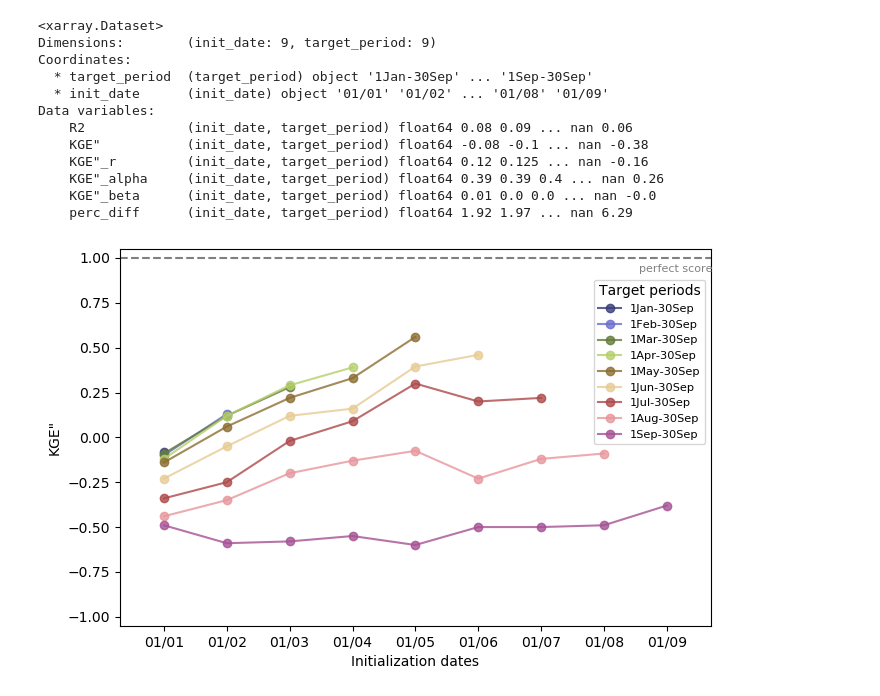
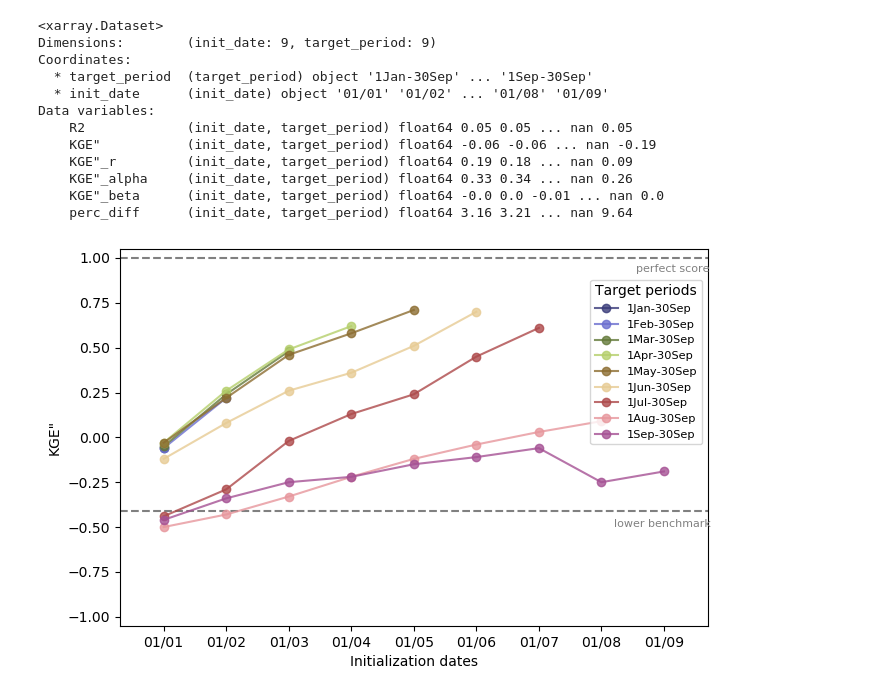
Before and after one commit to Laurin-98/FROSTBYTE_PREVAH, a Jupyter notebook: notebooks/Evaluations.ipynb, the cells around one changed output. Saved outputs shown, nothing was run; the diff lists cells and outputs as text; code cells hidden in the pictures.

```diff
--- a/notebooks/Evaluations.ipynb
+++ b/notebooks/Evaluations.ipynb
@@ -156,9 +8,10 @@ fig.savefig('../CH_data/evaluation_20241129/KGE_nival_no_regulation_median.png',
 # %%
+#alle 131 nival (auch glaciated)
 import matplotlib.pyplot as plt
 import numpy as np
 import os
 import xarray as xr
-nival_path = "../CH_data/CH_camels_output_data/nival"
+nival_path = "../PREVAH/output_data/det_nival_tot"
 
 # List of all .nc files in the directory
 nc_files = [os.path.join(nival_path, f) for f in os.listdir(nival_path) if f.endswith('.nc')]
@@ -196,8 +49,8 @@ for t in target_periods:
 # Add elements to the plot
 plt.ylim(-1.05, 1.05)
 plt.xlim(-.7, len(init_dates) - .3)
-#plt.plot([-.7, len(init_dates) - .3], [-.41, -.41], color='grey', ls='--', zorder=1)
-#plt.annotate('lower benchmark', (len(init_dates) - 1.8, -.5), color='grey', fontsize=8)
+plt.plot([-.7, len(init_dates) - .3], [-.41, -.41], color='grey', ls='--', zorder=1)
+plt.annotate('lower benchmark', (len(init_dates) - 1.8, -.5), color='grey', fontsize=8)
 plt.plot([-.7, len(init_dates) - .3], [1, 1], color='grey', ls='--', zorder=1)
 plt.annotate('perfect score', (len(init_dates) - 1.45, .92), color='grey', fontsize=8)
 plt.xticks(np.arange(0, len(init_dates)), init_dates)
@@ -228,10 +81,10 @@ fig.savefig('../CH_data/evaluation_20241129/KGE_nival_median.png', dpi=300)
 import os
 import xarray as xr
 import matplotlib.pyplot as plt
-n_l_and_n_reg_path = "../CH_data/CH_camels_output_data/nival_lim_reg"
+det_nival_only = "../PREVAH/output_data/det_nival_only"
 
 # List of all .nc files in the directory
-nc_files = [os.path.join(n_l_and_n_reg_path, f) for f in os.listdir(n_l_and_n_reg_path) if f.endswith('.nc')]
+nc_files = [os.path.join(det_nival_only, f) for f in os.listdir(det_nival_only) if f.endswith('.nc')]
 
 # Load each .nc file as an xarray Dataset and compute the median of each variable
 datasets = [xr.open_dataset(f) for f in nc_files]
@@ -256,40 +109,40 @@ init_dates = median_ds.init_date.values
 # Loop over the target periods to plot
 for t in target_periods:
     elem += 1
     rgba = cmap((1 * elem) / len(target_periods))
     rgbas.append(rgba)
 
     # Select and plot the KGE" median data for each target period
     toplot = KGE_median.sel(target_period=t)
     plt.plot(np.arange(len(toplot.init_date)), toplot.values, marker='o', color=rgba, alpha=.8, label=t)
 
 # Add elements to the plot
 plt.ylim(-1.05, 1.05)
 plt.xlim(-.7, len(init_dates) - .3)
-#plt.plot([-.7, len(init_dates) - .3], [-.41, -.41], color='grey', ls='--', zorder=1)
-#plt.annotate('lower benchmark', (len(init_dates) - 1.8, -.5), color='grey', fontsize=8)
+plt.plot([-.7, len(init_dates) - .3], [-.41, -.41], color='grey', ls='--', zorder=1)
+plt.annotate('lower benchmark', (len(init_dates) - 1.8, -.5), color='grey', fontsize=8)
 plt.plot([-.7, len(init_dates) - .3], [1, 1], color='grey', ls='--', zorder=1)
 plt.annotate('perfect score', (len(init_dates) - 1.45, .92), color='grey', fontsize=8)
 plt.xticks(np.arange(0, len(init_dates)), init_dates)
 plt.xlabel('Initialization dates')
 plt.ylabel('KGE"')
 plt.legend(title='Target periods', loc='center right', bbox_to_anchor=(1, .7), fontsize=8.18)
 plt.tight_layout()
 
 # Display the plot
 plt.show()
 # %% [output]
 <xarray.Dataset>
 Dimensions:        (init_date: 9, target_period: 9)
 Coordinates:
   * target_period  (target_period) object '1Jan-30Sep' ... '1Sep-30Sep'
   * init_date      (init_date) object '01/01' '01/02' ... '01/08' '01/09'
 Data variables:
-    R2             (init_date, target_period) float64 0.08 0.09 ... nan 0.06
-    KGE"           (init_date, target_period) float64 -0.08 -0.1 ... nan -0.38
-    KGE"_r         (init_date, target_period) float64 0.12 0.125 ... nan -0.16
-    KGE"_alpha     (init_date, target_period) float64 0.39 0.39 0.4 ... nan 0.26
-    KGE"_beta      (init_date, target_period) float64 0.01 0.0 0.0 ... nan -0.0
-    perc_diff      (init_date, target_period) float64 1.92 1.97 ... nan 6.29
+    R2             (init_date, target_period) float64 0.05 0.05 ... nan 0.05
+    KGE"           (init_date, target_period) float64 -0.06 -0.06 ... nan -0.19
+    KGE"_r         (init_date, target_period) float64 0.19 0.18 ... nan 0.09
+    KGE"_alpha     (init_date, target_period) float64 0.33 0.34 ... nan 0.26
+    KGE"_beta      (init_date, target_period) float64 -0.0 0.0 -0.01 ... nan 0.0
+    perc_diff      (init_date, target_period) float64 3.16 3.21 ... nan 9.64
-[figure, old version]
+[figure, new version]
 # %%
```
Also changed, not shown: parts of 19 cells of this notebook, 33 other files.
